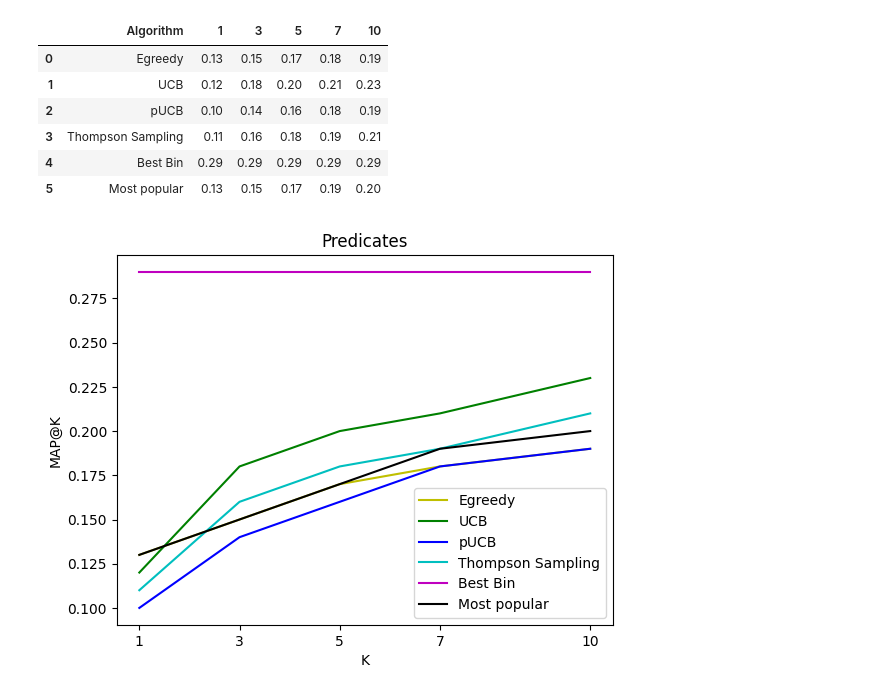
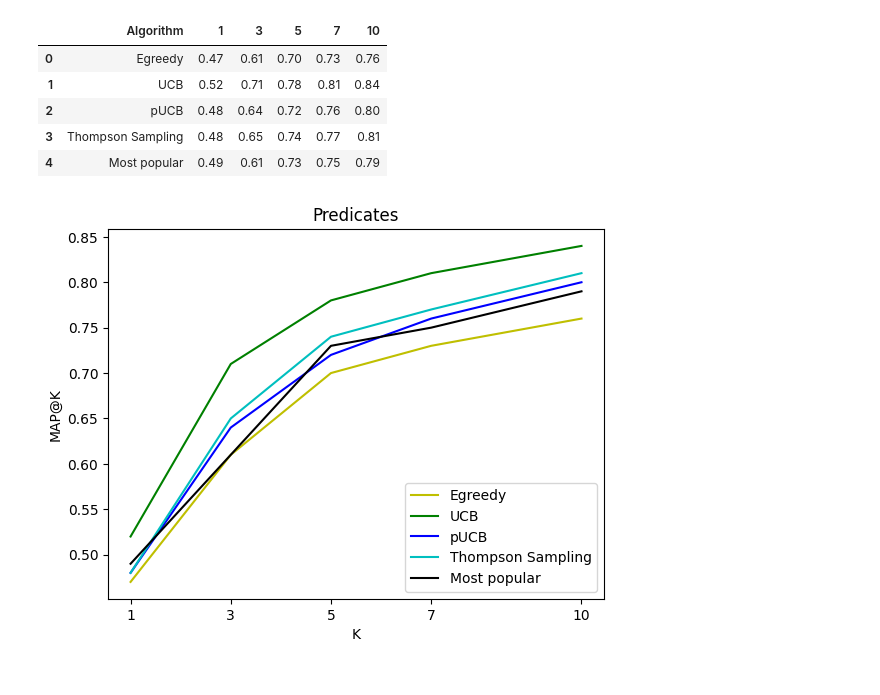
Before and after one commit to antonismand/Guided-SQL-based-Data-Exploration-with-User-Feedback, a Jupyter notebook: offline_evaluation/predicates/k.ipynb, the cells around one changed output. Cells and saved outputs as stored; diff of their text form; code cells hidden in the pictures.

```diff
--- a/offline_evaluation/predicates/k.ipynb
+++ b/offline_evaluation/predicates/k.ipynb
@@ -7,11 +7,20 @@ from sqlcompletions.evaluator import run_plot_parameter, create_tests
 from sqlcompletions.sqlparser import schema
 
 k_to_test = {1: 1, 3:3, 5:5, 7:7,10:10 }
+cols = [
+            "specobj.z",
+            "specobj.ra",
+            "specobj.dec",
+            "photoobj.ra",
+            "photoobj.g",
+            "photoobj.u"
+]
 def tests(discretization_method):
-    db = schema(db_stats=True,discretization_method=discretization_method)
+    db = schema()
+    db.create_bins(discretization_method=discretization_method, columns=cols)
     tests = []
     for k in k_to_test:
-        add_tests = create_tests(algorithms= ["egreedy","thompson", "ucb", "pucb","popularRegion","all"], clause=3, top_k = k , db = db, th=500 )
+        add_tests = create_tests(algorithms= ["egreedy","thompson", "ucb", "pucb","popularRegion"], clause=3, top_k = k , db = db, th=500 )
         for test in add_tests: # add common
             test.update({
                 'parameter_value': k
@@ -20,5 +29,5 @@ def tests(discretization_method):
     return tests
 # %%
 %%time
-run_plot_parameter(tests("equal-width"), parameter_name = "K", param_map = k_to_test).results
+run_plot_parameter(tests("uniform"), parameter_name = "K", param_map = k_to_test).results
 # %% [output]
@@ -27,10 +36,9 @@ Wall time: 57.1 s
 |  | Algorithm | 1 | 3 | 5 | 7 | 10 |
-| 0 | Egreedy | 0.13 | 0.15 | 0.17 | 0.18 | 0.19 |
-| 1 | UCB | 0.12 | 0.18 | 0.20 | 0.21 | 0.23 |
-| 2 | pUCB | 0.10 | 0.14 | 0.16 | 0.18 | 0.19 |
-| 3 | Thompson Sampling | 0.11 | 0.16 | 0.18 | 0.19 | 0.21 |
-| 4 | Best Bin | 0.29 | 0.29 | 0.29 | 0.29 | 0.29 |
-| 5 | Most popular | 0.13 | 0.15 | 0.17 | 0.19 | 0.20 |
+| 0 | Egreedy | 0.47 | 0.61 | 0.70 | 0.73 | 0.76 |
+| 1 | UCB | 0.52 | 0.71 | 0.78 | 0.81 | 0.84 |
+| 2 | pUCB | 0.48 | 0.64 | 0.72 | 0.76 | 0.80 |
+| 3 | Thompson Sampling | 0.48 | 0.65 | 0.74 | 0.77 | 0.81 |
+| 4 | Most popular | 0.49 | 0.61 | 0.73 | 0.75 | 0.79 |
-[figure, old version]
+[figure, new version]
 # %%
 %%time
```
Also changed, not shown: parts of 3 cells of this notebook, 1 other file.
